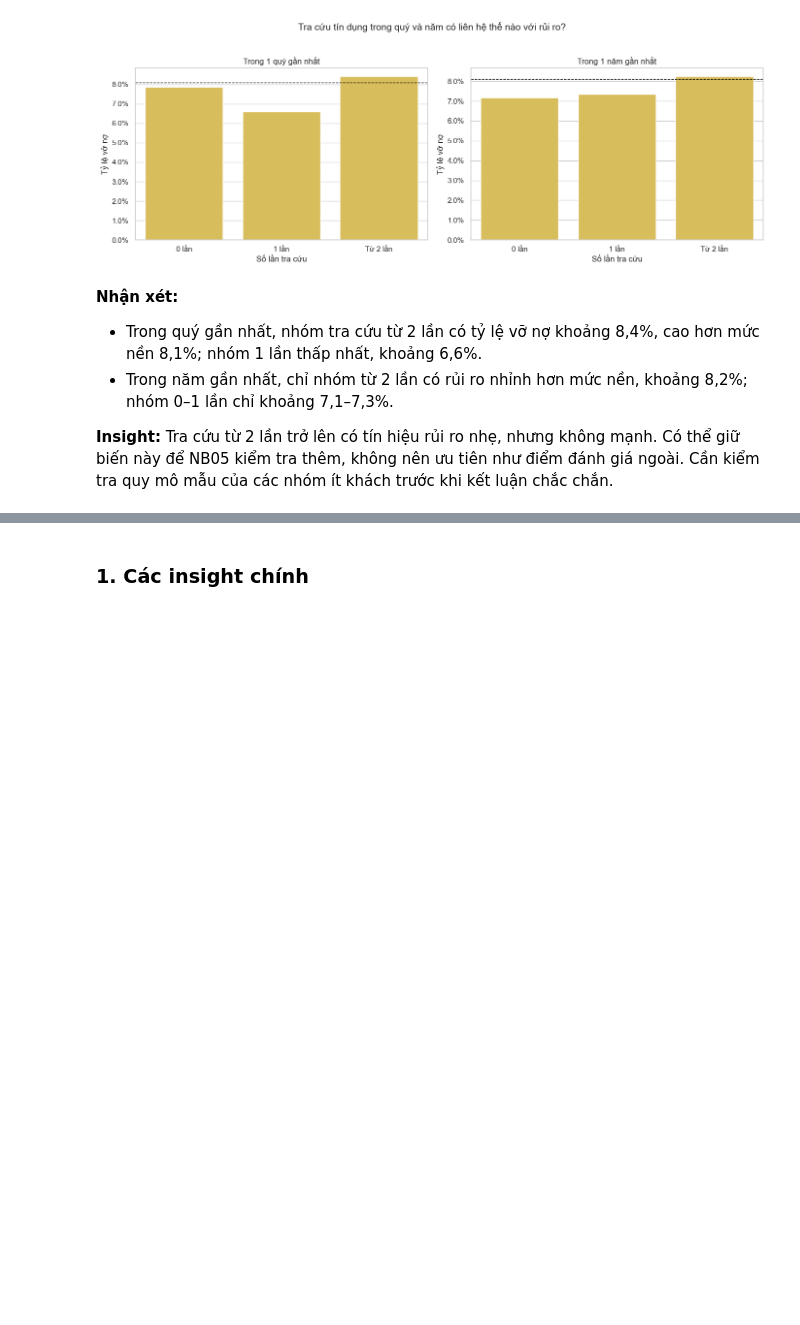
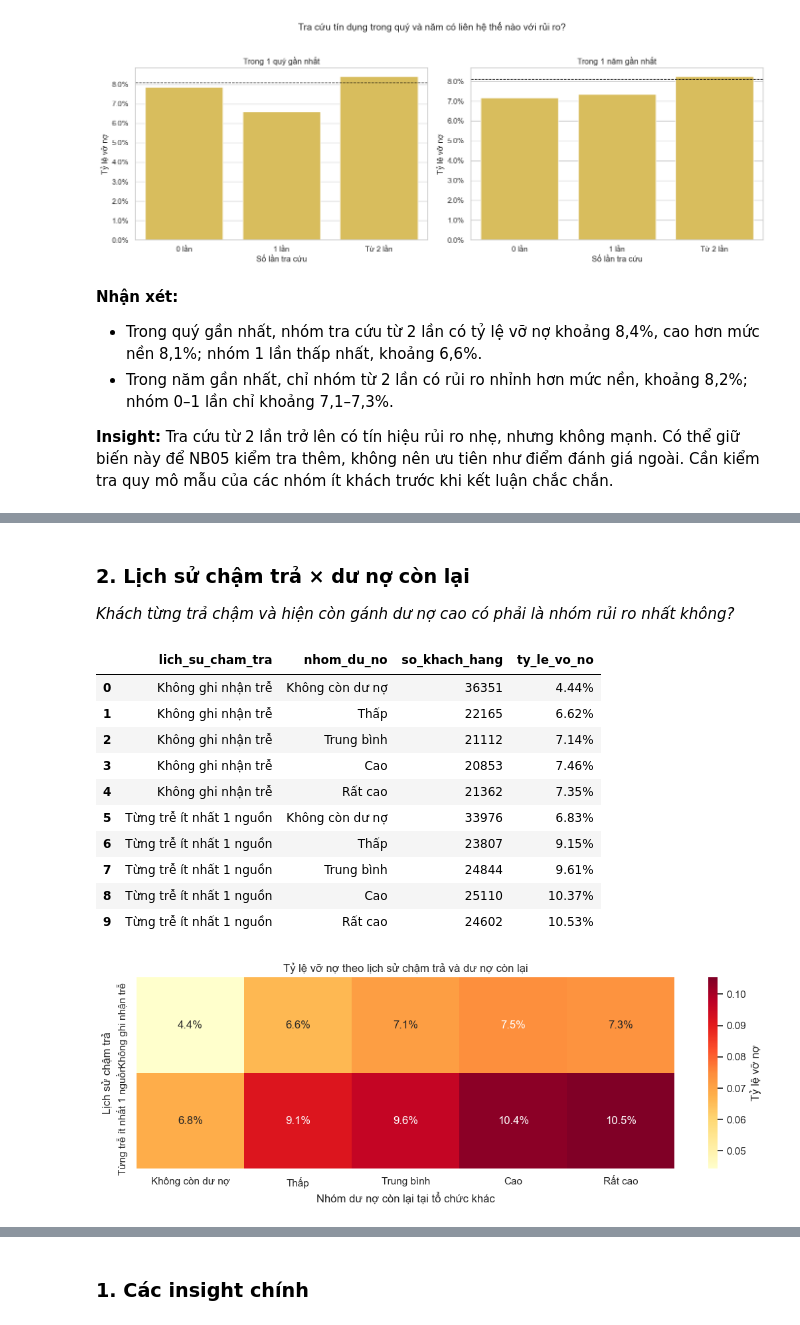
Before and after one commit to thanhhung9720001-collab/credit-risk-classifier, a Jupyter notebook: notebooks/04_eda_visualization.ipynb, the cells around one changed output, grey strips where cells are left out. Cells and saved outputs as stored; diff of their text form; code cells hidden in the pictures; blank space fills up the shorter version.

```diff
--- a/notebooks/04_eda_visualization.ipynb
+++ b/notebooks/04_eda_visualization.ipynb
@@ -2866,0 +2928,66 @@ plt.show()
+# %% [markdown]
+### 2. Lịch sử chậm trả × dư nợ còn lại
+
+*Khách từng trả chậm và hiện còn gánh dư nợ cao có phải là nhóm rủi ro nhất không?*
+# %%
+# Gộp ba nguồn có tín hiệu trễ hạn rõ: Bureau, trả góp cũ và POS/Cash.
+# Giá trị thiếu được xem là chưa ghi nhận trễ ở nguồn đó, không đồng nghĩa khách không có lịch sử vay.
+cot_kiem_tra_cham_tra = [
+    'bureau_max_overdue', 'installments_max_late', 'pos_cash_max_dpd'
+]
+
+du_lieu_cham_tra_du_no = du_lieu_lich_su[['target', 'nhom_du_no']].copy()
+du_lieu_cham_tra_du_no['lich_su_cham_tra'] = np.where(
+    df[cot_kiem_tra_cham_tra].fillna(0).gt(0).any(axis=1),
+    'Từng trễ ít nhất 1 nguồn',
+    'Không ghi nhận trễ'
+)
+
+# Sắp thứ tự dư nợ từ trạng thái không còn nợ đến mức rất cao để đọc biểu đồ nhất quán.
+thu_tu_nhom_du_no = ['Không còn dư nợ', 'Thấp', 'Trung bình', 'Cao', 'Rất cao']
+du_lieu_cham_tra_du_no['nhom_du_no'] = pd.Categorical(
+    du_lieu_cham_tra_du_no['nhom_du_no'],
+    categories=thu_tu_nhom_du_no,
+    ordered=True
+)
+
+# Chỉ các khách có thông tin dư nợ Bureau mới xuất hiện trong bảng này.
+tom_tat_cham_tra_du_no = (
+    du_lieu_cham_tra_du_no.dropna(subset=['nhom_du_no'])
+    .groupby(['lich_su_cham_tra', 'nhom_du_no'], observed=False)['target']
+    .agg(so_khach_hang='size', ty_le_vo_no='mean')
+    .reset_index()
+)
+
+display(tom_tat_cham_tra_du_no.style.format({'ty_le_vo_no': '{:.2%}'}))
+
+ma_tran_cham_tra_du_no = tom_tat_cham_tra_du_no.pivot(
+    index='lich_su_cham_tra', columns='nhom_du_no', values='ty_le_vo_no'
+)
+
+plt.figure(figsize=(11, 4))
+sns.heatmap(
+    ma_tran_cham_tra_du_no,
+    annot=True,
+    fmt='.1%',
+    cmap='YlOrRd',
+    cbar_kws={'label': 'Tỷ lệ vỡ nợ'}
+)
+plt.title('Tỷ lệ vỡ nợ theo lịch sử chậm trả và dư nợ còn lại')
+plt.xlabel('Nhóm dư nợ còn lại tại tổ chức khác')
+plt.ylabel('Lịch sử chậm trả')
+plt.tight_layout()
+plt.show()
+# %% [output]
+|  | lich_su_cham_tra | nhom_du_no | so_khach_hang | ty_le_vo_no |
+| 0 | Không ghi nhận trễ | Không còn dư nợ | 36351 | 4.44% |
+| 1 | Không ghi nhận trễ | Thấp | 22165 | 6.62% |
+| 2 | Không ghi nhận trễ | Trung bình | 21112 | 7.14% |
+| 3 | Không ghi nhận trễ | Cao | 20853 | 7.46% |
+| 4 | Không ghi nhận trễ | Rất cao | 21362 | 7.35% |
+| 5 | Từng trễ ít nhất 1 nguồn | Không còn dư nợ | 33976 | 6.83% |
+| 6 | Từng trễ ít nhất 1 nguồn | Thấp | 23807 | 9.15% |
+| 7 | Từng trễ ít nhất 1 nguồn | Trung bình | 24844 | 9.61% |
+| 8 | Từng trễ ít nhất 1 nguồn | Cao | 25110 | 10.37% |
+| 9 | Từng trễ ít nhất 1 nguồn | Rất cao | 24602 | 10.53% |
+[figure, added]
```
Also changed, not shown: parts of 11 cells of this notebook, 2 other files.
